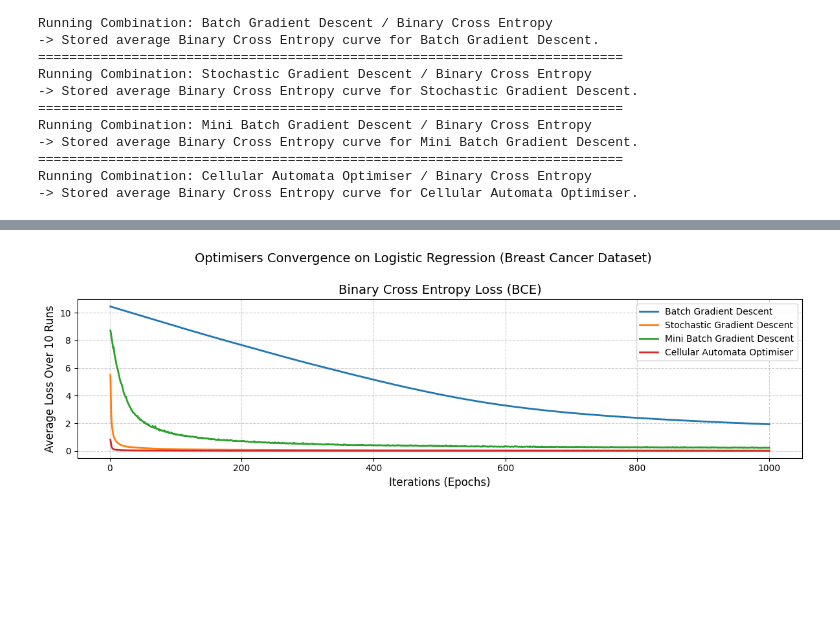
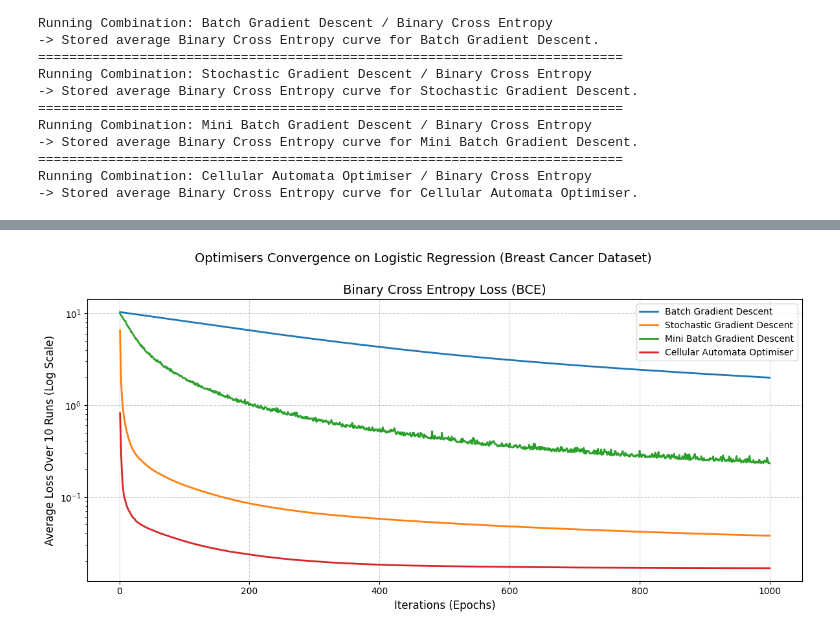
Before and after one commit to ansariafzal-ka/Cellular-Automata-ML-Parameters-Optimiser, a Jupyter notebook: src/experiments/Logistic Regression (Breast Cancer Dataset).ipynb, the cells around one changed output, grey strips where cells are left out. Saved outputs shown, nothing was run; the diff lists cells and outputs as text; code cells hidden in the pictures; blank space fills up the shorter version.

Commit message:
Log Scale Graphs Done

```diff
--- a/src/experiments/Logistic Regression (Breast Cancer Dataset).ipynb
+++ b/src/experiments/Logistic Regression (Breast Cancer Dataset).ipynb
@@ -175,18 +175,19 @@ results_df
 # %%
 iterations = np.arange(1, MAX_ITERS + 1)
-fig, ax = plt.subplots(1, 1, figsize=(12, 4))
+fig, ax = plt.subplots(1, 1, figsize=(12, 6))
 
 for optimiser_name, avg_curve in PLOTTING_CURVES_BCE.items():
     ax.plot(iterations, avg_curve, label=optimiser_name, linewidth=2)
 
+ax.set_yscale('log')
 ax.set_title('Binary Cross Entropy Loss (BCE)', fontsize=14)
 ax.set_xlabel('Iterations (Epochs)', fontsize=12)
-ax.set_ylabel('Average Loss Over 10 Runs', fontsize=12)
+ax.set_ylabel('Average Loss Over 10 Runs (Log Scale)', fontsize=12)
 ax.grid(True, linestyle='--', alpha=0.6)
 ax.legend()
 
 fig.suptitle('Optimisers Convergence on Logistic Regression (Breast Cancer Dataset)', fontsize=14, y=0.95)
 plt.tight_layout(rect=[0, 0, 1, 0.95])
-plt.savefig('Logistic Regression Loss Plot (Breast Cancer Dataset).png')
+plt.savefig('Log Scale Logistic Regression Loss Plot (Breast Cancer Dataset).png')
 # %% [output]
-[figure, old version]
+[figure, new version]
```
Also changed, not shown: parts of 2 cells of this notebook, 47 other files.
